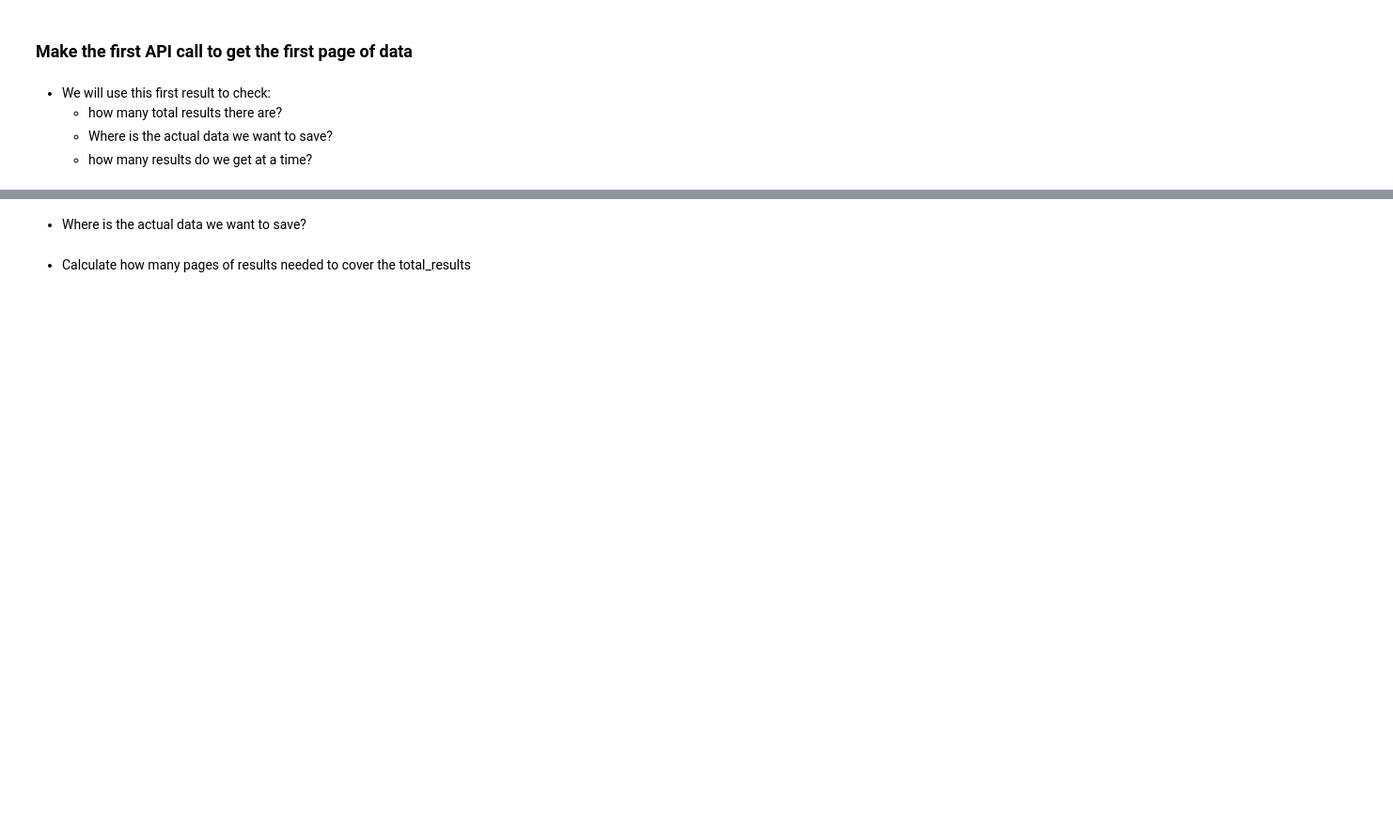
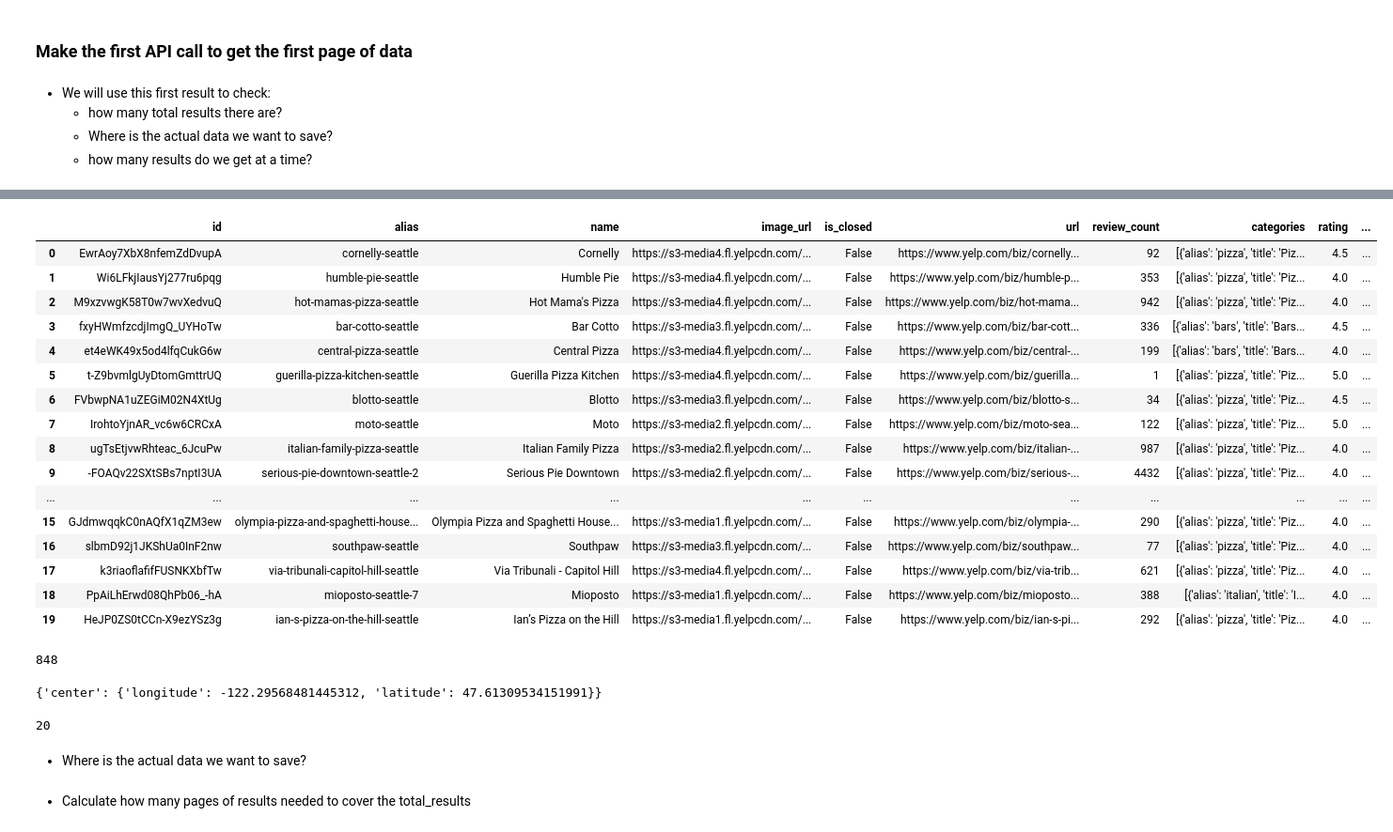
Before and after one commit to coding-dojo-data-science/data-enrichment-wk14-activity-mapping-yelp-api-results, a Jupyter notebook: Part1-Extracting and Saving Data from Yelp API.ipynb, the cells around one changed output, grey strips where cells are left out. Shown at 94% size. Drawn from its saved outputs; the diff is of its cells as text; code cells hidden in the pictures; blank space fills up the shorter version.

Commit message:
yelp api part 1 completed

```diff
--- a/Part1-Extracting and Saving Data from Yelp API.ipynb
+++ b/Part1-Extracting and Saving Data from Yelp API.ipynb
@@ -47,0 +46,5 @@ from tqdm.notebook import tqdm_notebook
+# %%
+# Load API Credentials
+with open('/Users/purvikansara/.secret/yelp_api.json','r') as f:
+    login = json.load(f)
+login.keys()
@@ -48,8 +53,11 @@ from tqdm.notebook import tqdm_notebook
 # %%
 # Instantiate YelpAPI Variable
+yelp = YelpAPI(login['API Key'],timeout_s=5.0)
 # %% [markdown]
 ### Define Search Terms and File Paths
 # %%
 # set our API call parameters and filename before the first call
+location = 'Seattle, WA 98122'
+term = 'pizza'
 # %%
 ## Specify fodler for saving data
@@ -71,3 +85,5 @@ JSON_FILE = None
     - how many results do we get at a time?
 # %%
 # use our yelp_api variable's search_query method to perform our API call
+
+results = yelp.search_query(term =term,location = location)
@@ -73,0 +134,30 @@ JSON_FILE = None
+# %%
+
+pd.DataFrame(results['businesses'])
+# %% [output]
+|  | id | alias | name | image_url | is_closed | url | review_count | categories | rating | ... |
+| 0 | EwrAoy7XbX8nfemZdDvupA | cornelly-seattle | Cornelly | https://s3-media4.fl.yelpcdn.com/... | False | https://www.yelp.com/biz/cornelly... | 92 | [{'alias': 'pizza', 'title': 'Piz... | 4.5 | ... |
+| 1 | Wi6LFkjIausYj277ru6pqg | humble-pie-seattle | Humble Pie | https://s3-media4.fl.yelpcdn.com/... | False | https://www.yelp.com/biz/humble-p... | 353 | [{'alias': 'pizza', 'title': 'Piz... | 4.0 | ... |
+| 2 | M9xzvwgK58T0w7wvXedvuQ | hot-mamas-pizza-seattle | Hot Mama's Pizza | https://s3-media4.fl.yelpcdn.com/... | False | https://www.yelp.com/biz/hot-mama... | 942 | [{'alias': 'pizza', 'title': 'Piz... | 4.0 | ... |
+| 3 | fxyHWmfzcdjImgQ_UYHoTw | bar-cotto-seattle | Bar Cotto | https://s3-media3.fl.yelpcdn.com/... | False | https://www.yelp.com/biz/bar-cott... | 336 | [{'alias': 'bars', 'title': 'Bars... | 4.5 | ... |
+| 4 | et4eWK49x5od4lfqCukG6w | central-pizza-seattle | Central Pizza | https://s3-media4.fl.yelpcdn.com/... | False | https://www.yelp.com/biz/central-... | 199 | [{'alias': 'bars', 'title': 'Bars... | 4.0 | ... |
+| 5 | t-Z9bvmlgUyDtomGmttrUQ | guerilla-pizza-kitchen-seattle | Guerilla Pizza Kitchen | https://s3-media4.fl.yelpcdn.com/... | False | https://www.yelp.com/biz/guerilla... | 1 | [{'alias': 'pizza', 'title': 'Piz... | 5.0 | ... |
+| 6 | FVbwpNA1uZEGiM02N4XtUg | blotto-seattle | Blotto | https://s3-media3.fl.yelpcdn.com/... | False | https://www.yelp.com/biz/blotto-s... | 34 | [{'alias': 'pizza', 'title': 'Piz... | 4.5 | ... |
+| 7 | IrohtoYjnAR_vc6w6CRCxA | moto-seattle | Moto | https://s3-media2.fl.yelpcdn.com/... | False | https://www.yelp.com/biz/moto-sea... | 122 | [{'alias': 'pizza', 'title': 'Piz... | 5.0 | ... |
+| 8 | ugTsEtjvwRhteac_6JcuPw | italian-family-pizza-seattle | Italian Family Pizza | https://s3-media2.fl.yelpcdn.com/... | False | https://www.yelp.com/biz/italian-... | 987 | [{'alias': 'pizza', 'title': 'Piz... | 4.0 | ... |
+| 9 | -FOAQv22SXtSBs7nptI3UA | serious-pie-downtown-seattle-2 | Serious Pie Downtown | https://s3-media2.fl.yelpcdn.com/... | False | https://www.yelp.com/biz/serious-... | 4432 | [{'alias': 'pizza', 'title': 'Piz... | 4.0 | ... |
+| ... | ... | ... | ... | ... | ... | ... | ... | ... | ... | ... |
+| 15 | GJdmwqqkC0nAQfX1qZM3ew | olympia-pizza-and-spaghetti-house... | Olympia Pizza and Spaghetti House... | https://s3-media1.fl.yelpcdn.com/... | False | https://www.yelp.com/biz/olympia-... | 290 | [{'alias': 'pizza', 'title': 'Piz... | 4.0 | ... |
+| 16 | slbmD92j1JKShUa0InF2nw | southpaw-seattle | Southpaw | https://s3-media3.fl.yelpcdn.com/... | False | https://www.yelp.com/biz/southpaw... | 77 | [{'alias': 'pizza', 'title': 'Piz... | 4.0 | ... |
+| 17 | k3riaoflafifFUSNKXbfTw | via-tribunali-capitol-hill-seattle | Via Tribunali - Capitol Hill | https://s3-media4.fl.yelpcdn.com/... | False | https://www.yelp.com/biz/via-trib... | 621 | [{'alias': 'pizza', 'title': 'Piz... | 4.0 | ... |
+| 18 | PpAiLhErwd08QhPb06_-hA | mioposto-seattle-7 | Mioposto | https://s3-media1.fl.yelpcdn.com/... | False | https://www.yelp.com/biz/mioposto... | 388 | [{'alias': 'italian', 'title': 'I... | 4.0 | ... |
+| 19 | HeJP0ZS0tCCn-X9ezYSz3g | ian-s-pizza-on-the-hill-seattle | Ian’s Pizza on the Hill | https://s3-media1.fl.yelpcdn.com/... | False | https://www.yelp.com/biz/ian-s-pi... | 292 | [{'alias': 'pizza', 'title': 'Piz... | 4.0 | ... |
+# %%
+## How many results total?
+results['total']
+# %% [output]
+848
+# %%
+results['region']
+# %% [output]
+{'center': {'longitude': -122.29568481445312, 'latitude': 47.61309534151991}}
@@ -74,3 +167,8 @@ JSON_FILE = None
+# %%
+
+results_per_page
+# %% [output]
+20
 # %% [markdown]
 - Where is the actual data we want to save?
 # %%
```
Also changed, not shown: parts of 18 cells of this notebook, 2 other files.
